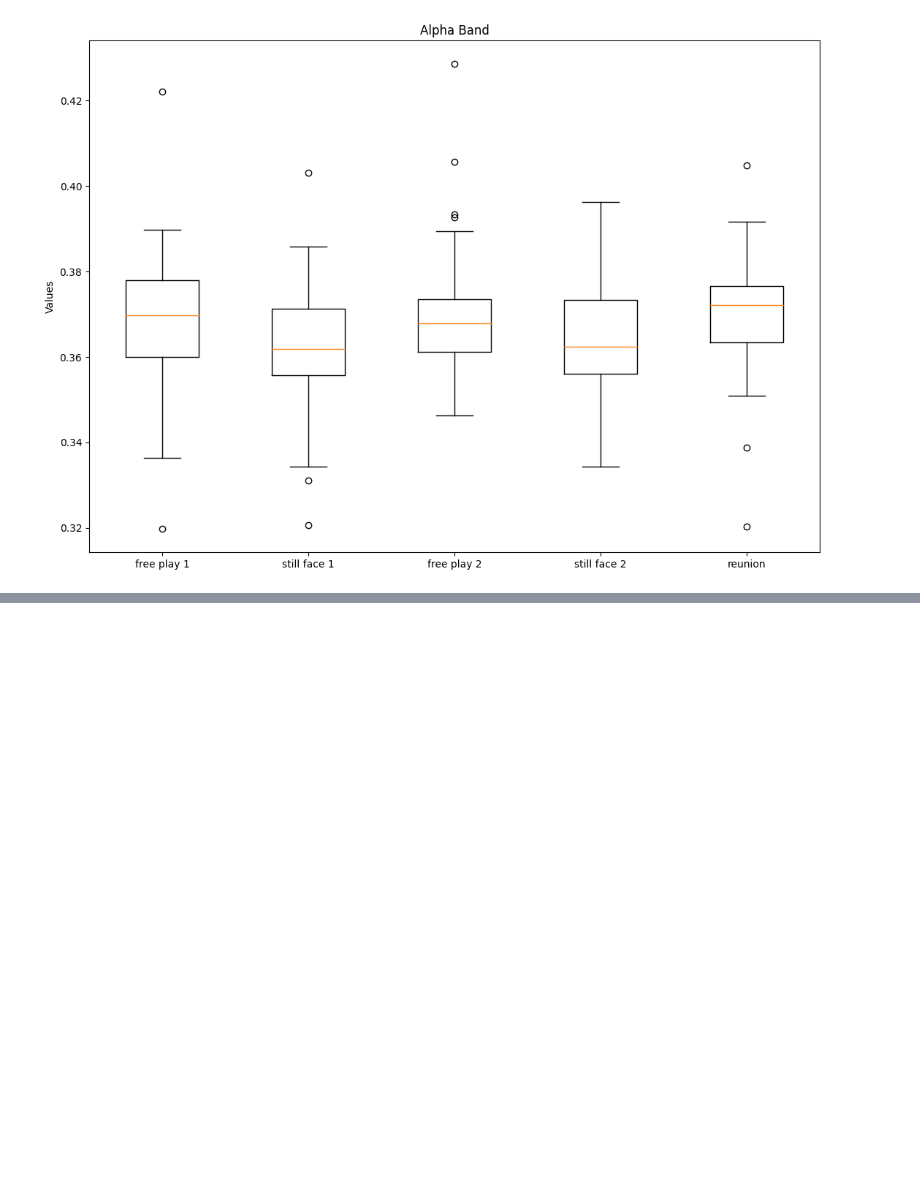
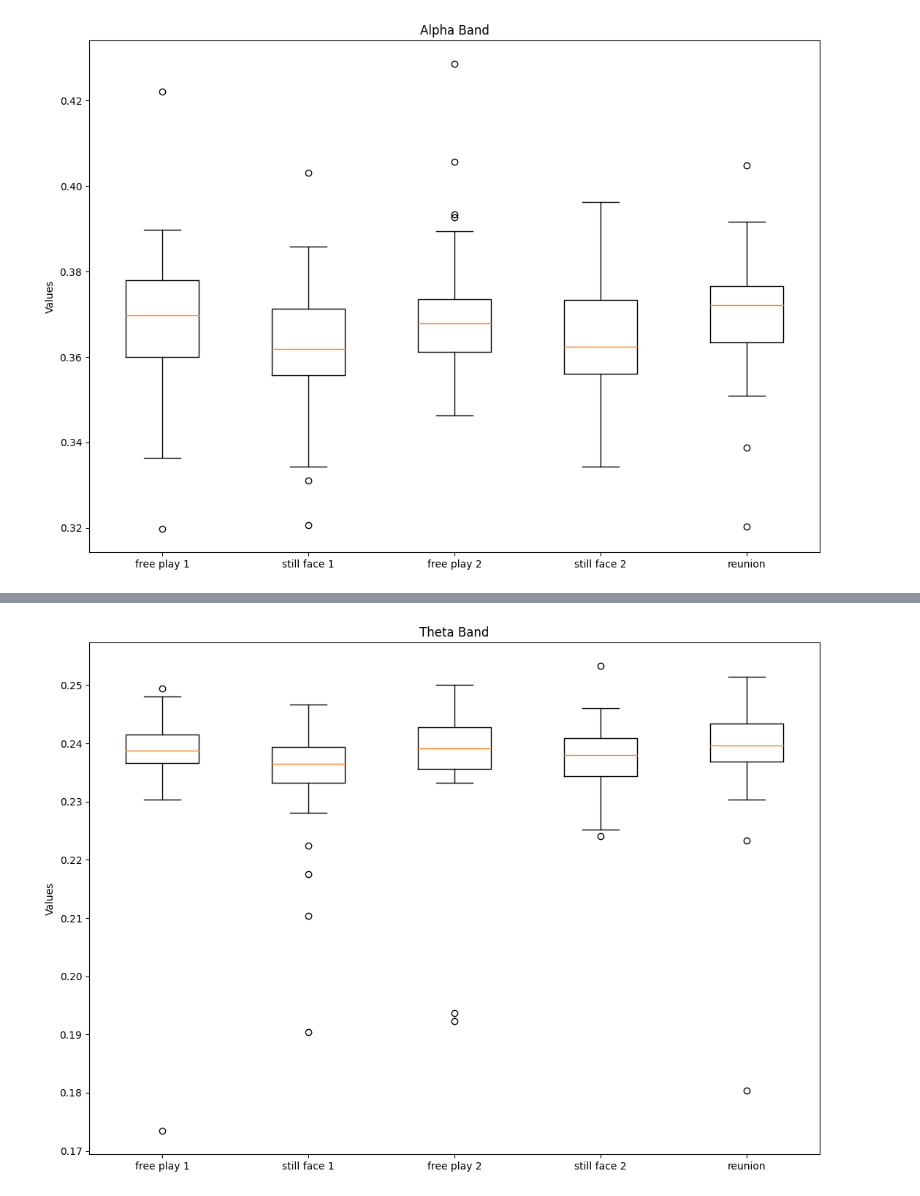
Before and after one commit to m-agat/mother_infant_neural_synchrony, a Jupyter notebook: visualizations.ipynb, the cells around one changed output, grey strips where cells are left out. Cells and saved outputs as stored; diff of their text form; code cells hidden in the pictures; blank space fills up the shorter version.

Commit message:
pli visualizations and stats

```diff
--- a/visualizations.ipynb
+++ b/visualizations.ipynb
@@ -437,0 +428,76 @@ len(fp1_theta)
+# %%
+
+f = open('results_pli.json')
+
+# returns JSON object as
+# a dictionary
+results = json.load(f)
+
+# Iterating through the json
+# list
+fp1 = []
+sf1 = []
+fp2 = []
+sf2 = []
+reunion = []
+
+all_stages = [fp1, sf1, fp2, sf2, reunion]
+for part, data in results.items():
+    for stage, bands in data.items():
+        stage = stage[1]
+        all_stages[int(stage)-1].append(bands)
+
+fp1_theta = []
+fp1_alpha = []
+sf1_theta = []
+sf1_alpha = []
+fp2_theta = []
+fp2_alpha = []
+sf2_theta = []
+sf2_alpha = []
+ru_theta = []
+ru_alpha = []
+for part1 in fp1:
+    fp1_theta.append(np.mean(part1['theta']))
+    fp1_alpha.append(np.mean(part1['alpha']))
+
+for part2 in sf1:
+    sf1_theta.append(np.mean(part2['theta']))
+    sf1_alpha.append(np.mean(part2['alpha']))
+
+for part3 in fp2:
+    fp2_theta.append(np.mean(part3['theta']))
+    fp2_alpha.append(np.mean(part3['alpha']))
+
+for part4 in sf2:
+    sf2_theta.append(np.mean(part4['theta']))
+    sf2_alpha.append(np.mean(part4['alpha']))
+
+for part5 in reunion:
+    ru_theta.append(np.mean(part5['theta']))
+    ru_alpha.append(np.mean(part5['alpha']))
+
+data_theta_pli = [fp1_theta, sf1_theta, fp2_theta, sf2_theta, ru_theta]
+data_alpha_pli = [fp1_alpha, sf1_alpha, fp2_alpha, sf2_alpha, ru_alpha]
+
+fig = plt.figure(figsize =(10, 7))
+
+# Creating axes instance
+ax = fig.add_axes([0, 0, 1, 1])
+# ax.set_ylim(0.14, 0.23)
+ax.set_title('Theta Band')
+ax.set_ylabel('Values')
+ # x-axis labels
+ax.set_xticklabels(['free play 1', 'still face 1', 'free play 2', 'still face 2', 'reunion'])
+
+# Creating plot
+bp = ax.boxplot(data_theta_pli)
+
+
+# show plot
+plt.show()
+
+# Closing file
+f.close()
+# %% [output]
+[figure, added]
```
Also changed, not shown: parts of 2 cells of this notebook, 1 other file.
